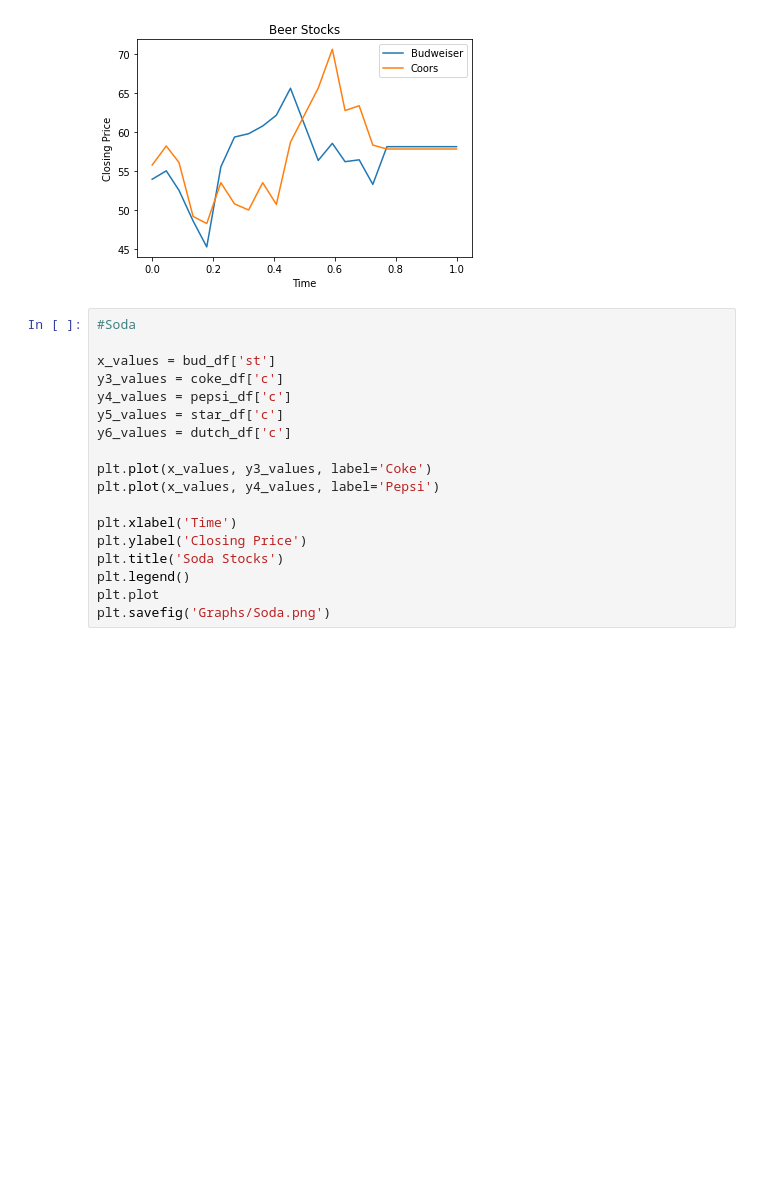
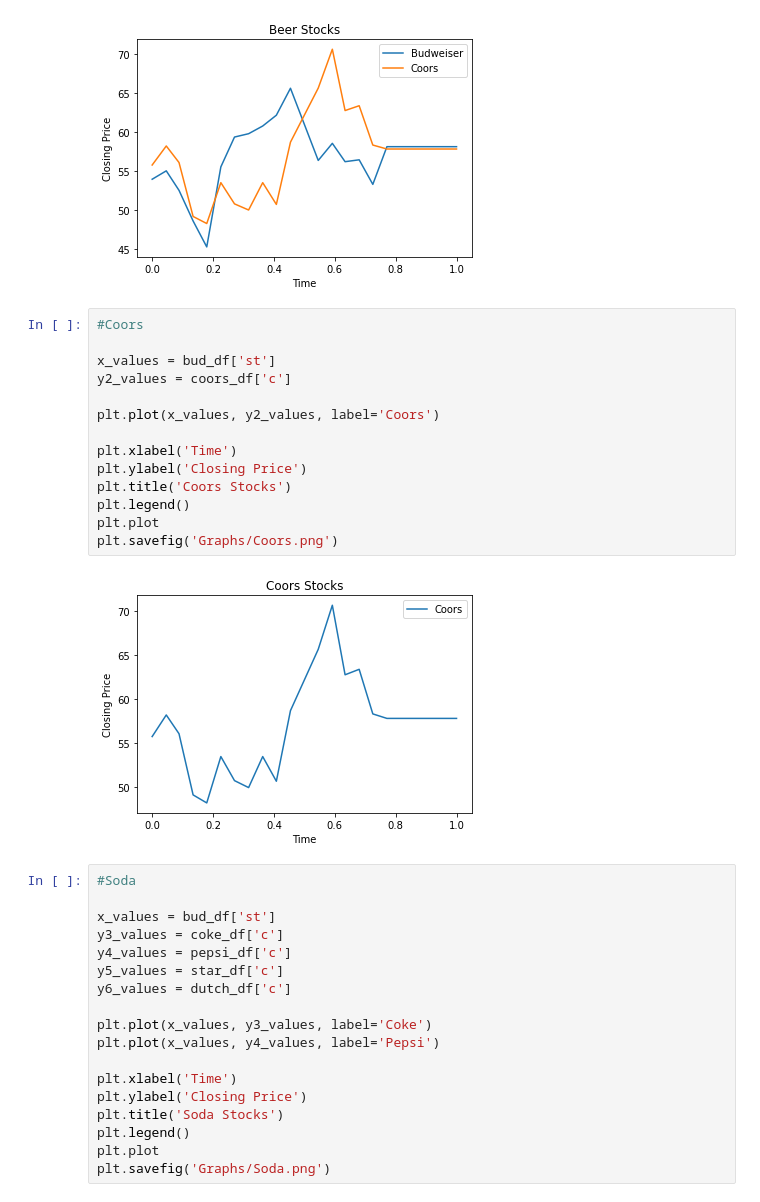
Before and after one commit to DKAce330/Project-1, a Jupyter notebook: Charts.ipynb, the cells around one changed output. Saved outputs shown, nothing was run; the diff lists cells and outputs as text; blank space fills up the shorter version.

```diff
--- a/Charts.ipynb
+++ b/Charts.ipynb
@@ -92,6 +92,22 @@ plt.plot
 plt.savefig('Graphs/Beer.png')
 # %% [output]
 [figure]
+# %%
+#Coors
+
+x_values = bud_df['st']
+y2_values = coors_df['c']
+
+plt.plot(x_values, y2_values, label='Coors')
+
+plt.xlabel('Time')
+plt.ylabel('Closing Price')
+plt.title('Coors Stocks')
+plt.legend()
+plt.plot
+plt.savefig('Graphs/Coors.png')
+# %% [output]
+[figure, added]
 # %%
 #Soda
 
```
Also changed, not shown: 4 other files.
